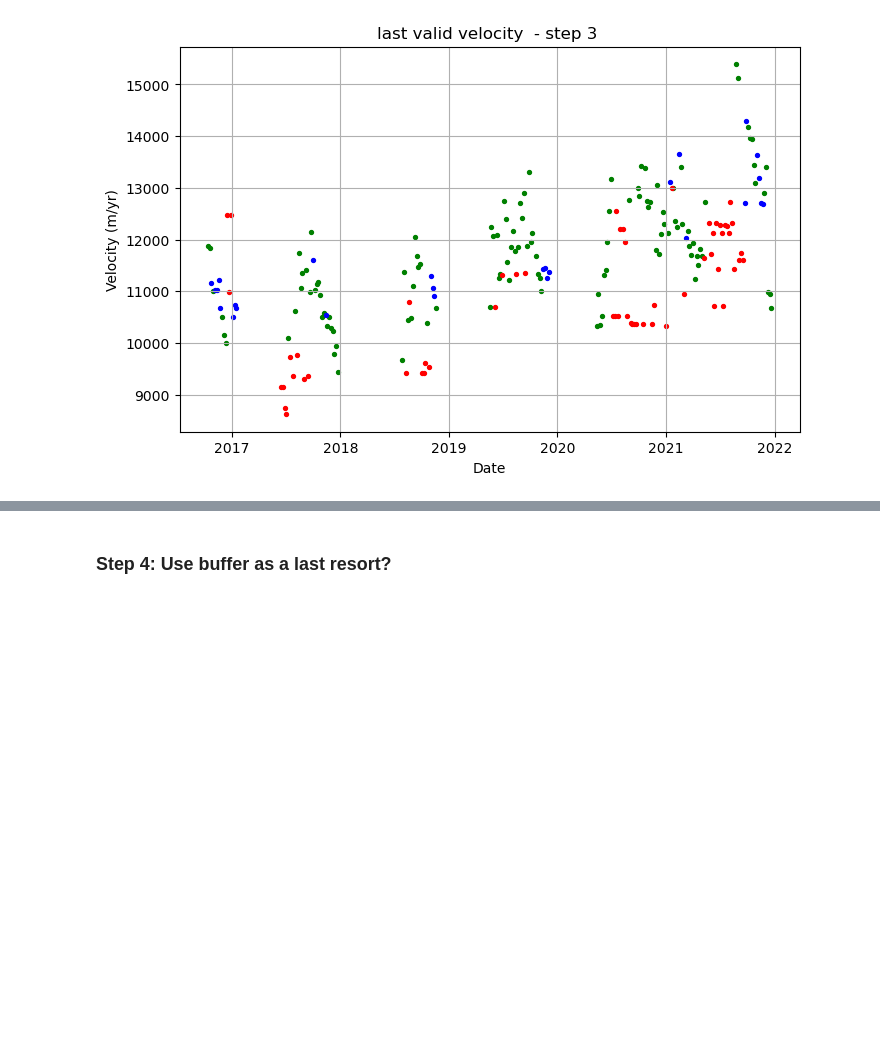
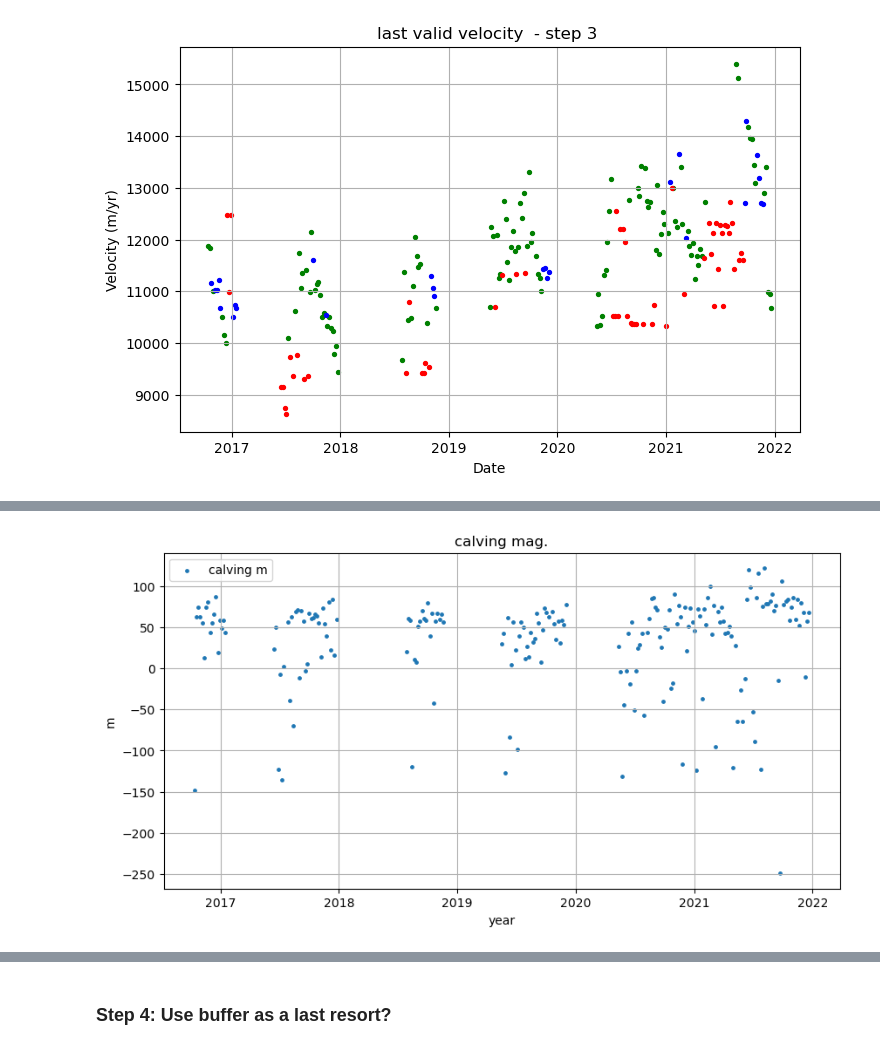
Before and after one commit to sofiasuhinin/Jakobshavn-Isbrae-CalvingStatistics, a Jupyter notebook: calvingseries.ipynb, the cells around one changed output, grey strips where cells are left out. Saved outputs shown, nothing was run; the diff lists cells and outputs as text; code cells hidden in the pictures; blank space fills up the shorter version.

```diff
--- a/calvingseries.ipynb
+++ b/calvingseries.ipynb
@@ -536,0 +602,12 @@ plt.show()
+# %%
+fig, ax = plt.subplots(figsize = (10,5))
+
+ax.scatter(terminus["Date"], terminus["calving_magnitude"], s=6, label = "calving m" )
+plt.title("calving mag.")
+ax.set_xlabel("year")
+ax.set_ylabel("m")
+ax.grid(True)
+ax.legend()
+plt.show()
+# %% [output]
+[figure, added]
```
Also changed, not shown: parts of 12 cells of this notebook.
